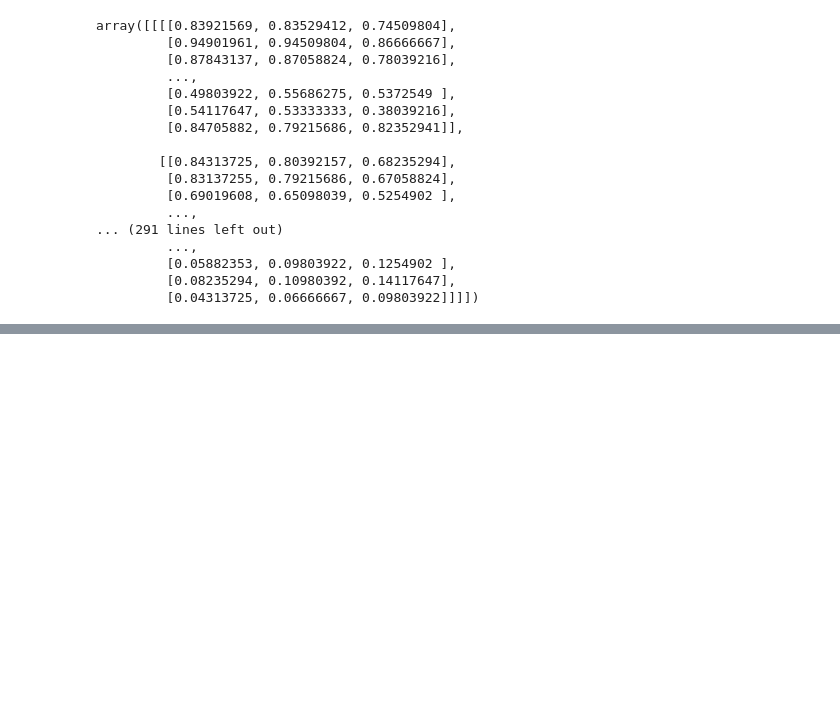
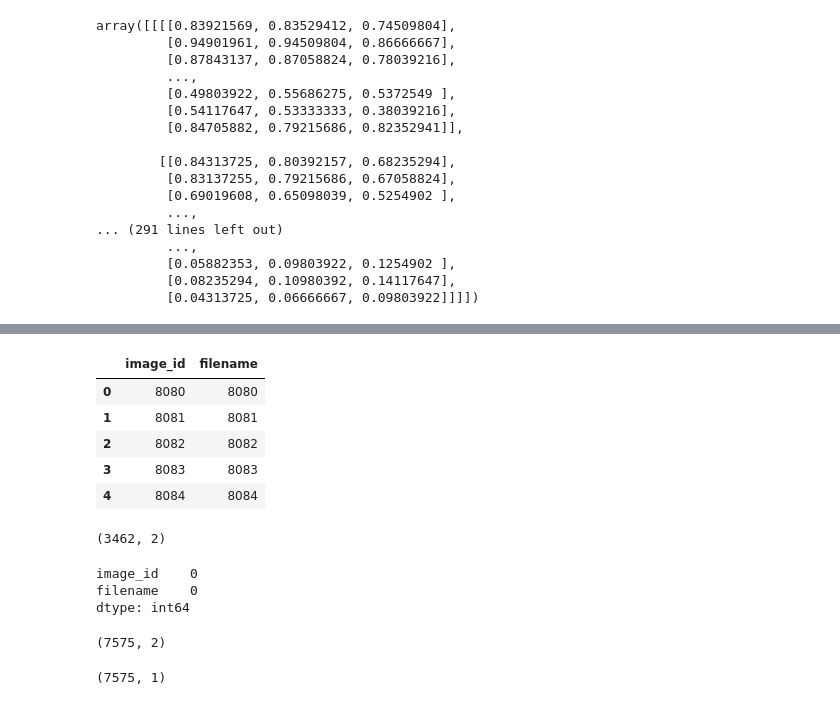
Before and after one commit to rupali99rakibe/Image_classification_deep_learning_project, a Jupyter notebook: car_Image_classification.ipynb, the cells around one changed output, grey strips where cells are left out. Cells and saved outputs as stored; diff of their text form; code cells hidden in the pictures; blank space fills up the shorter version.

```diff
--- a/car_Image_classification.ipynb
+++ b/car_Image_classification.ipynb
@@ -193,0 +267,4 @@ array([[[[0.83921569, 0.83529412, 0.74509804],
+# %%
+df_test = pd.read_csv("E:\\wns _tringe\\test.csv")
+df_test = df_test[:3462]
+df_test.head()
@@ -193,0 +305,20 @@ array([[[[0.83921569, 0.83529412, 0.74509804],
+# %%
+df_test["filename"] = df_test["filename"].apply(lambda x: int(x.split(".")[0]))
+df_test.head()
+# %% [output]
+|  | image_id | filename |
+| 0 | 8080 | 8080 |
+| 1 | 8081 | 8081 |
+| 2 | 8082 | 8082 |
+| 3 | 8083 | 8083 |
+| 4 | 8084 | 8084 |
+# %%
+df_test.shape
+# %% [output]
+(3462, 2)
+# %%
+df_test.isnull().sum()
+# %% [output]
+image_id    0
+filename    0
+dtype: int64
@@ -193,0 +328,8 @@ array([[[[0.83921569, 0.83529412, 0.74509804],
+# %%
+X_train_csv.shape
+# %% [output]
+(7575, 2)
+# %%
+y_train_csv.shape
+# %% [output]
+(7575, 1)
```
Also changed, not shown: parts of 46 cells of this notebook.
